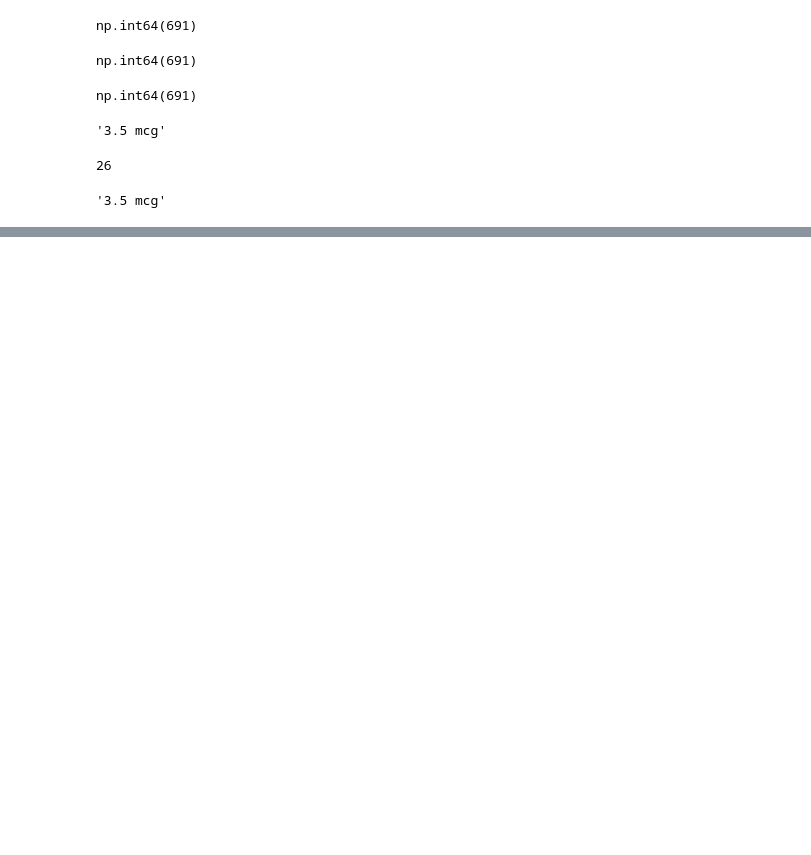
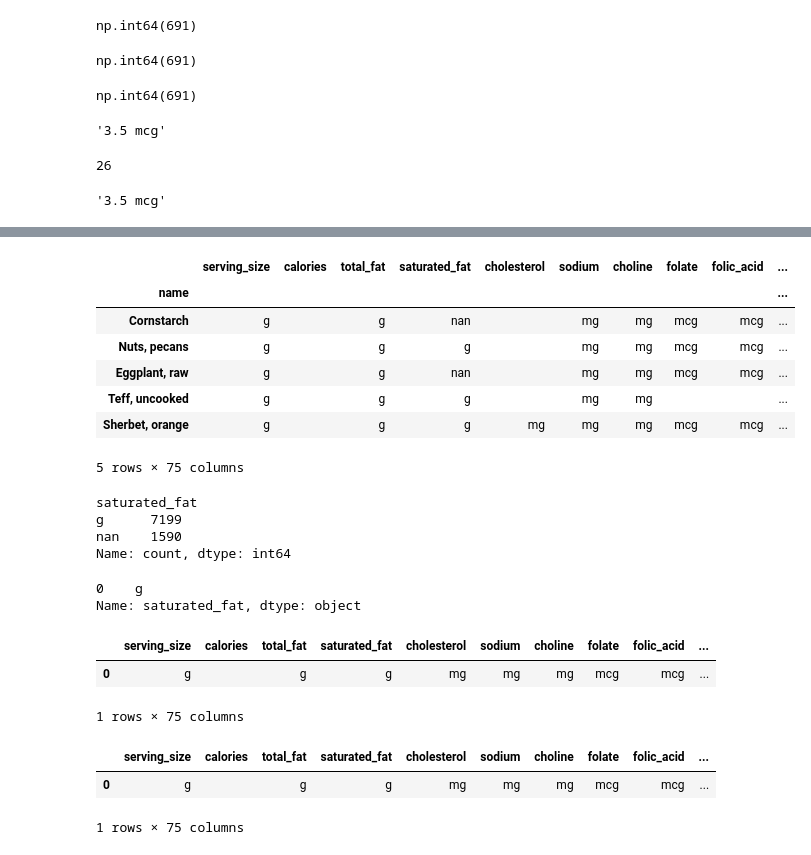
Before and after one commit to kprashant49/Projects, a Jupyter notebook: misc_projects/pandas_lecture_practice.ipynb, the cells around one changed output, grey strips where cells are left out. Drawn from its saved outputs; the diff is of its cells as text; code cells hidden in the pictures; blank space fills up the shorter version.

```diff
--- a/misc_projects/pandas_lecture_practice.ipynb
+++ b/misc_projects/pandas_lecture_practice.ipynb
@@ -3298,0 +3395,31 @@ nutr_mini.total_fat.max()
+# %%
+units = nutrition.astype(str).replace('[^A-Za-z\s]','',regex=True)
+# %%
+units.head()
+# %% [output]
+|  | serving_size | calories | total_fat | saturated_fat | cholesterol | sodium | choline | folate | folic_acid | ... |
+| name |  |  |  |  |  |  |  |  |  | ... |
+| Cornstarch | g |  | g | nan |  | mg | mg | mcg | mcg | ... |
+| Nuts, pecans | g |  | g | g |  | mg | mg | mcg | mcg | ... |
+| Eggplant, raw | g |  | g | nan |  | mg | mg | mcg | mcg | ... |
+| Teff, uncooked | g |  | g | g |  | mg | mg |  |  | ... |
+| Sherbet, orange | g |  | g | g | mg | mg | mg | mcg | mcg | ... |
+5 rows × 75 columns
+# %%
+units.saturated_fat.value_counts()
+# %% [output]
+saturated_fat
+g      7199
+nan    1590
+Name: count, dtype: int64
+# %%
+units.saturated_fat.mode()
+# %% [output]
+0    g
+Name: saturated_fat, dtype: object
+# %%
+units.mode()
+# %% [output]
+|  | serving_size | calories | total_fat | saturated_fat | cholesterol | sodium | choline | folate | folic_acid | ... |
+| 0 | g |  | g | g | mg | mg | mg | mcg | mcg | ... |
+1 rows × 75 columns
@@ -3298,0 +3428,6 @@ nutr_mini.total_fat.max()
+# %%
+units
+# %% [output]
+|  | serving_size | calories | total_fat | saturated_fat | cholesterol | sodium | choline | folate | folic_acid | ... |
+| 0 | g |  | g | g | mg | mg | mg | mcg | mcg | ... |
+1 rows × 75 columns
```
Also changed, not shown: parts of 25 cells of this notebook.
